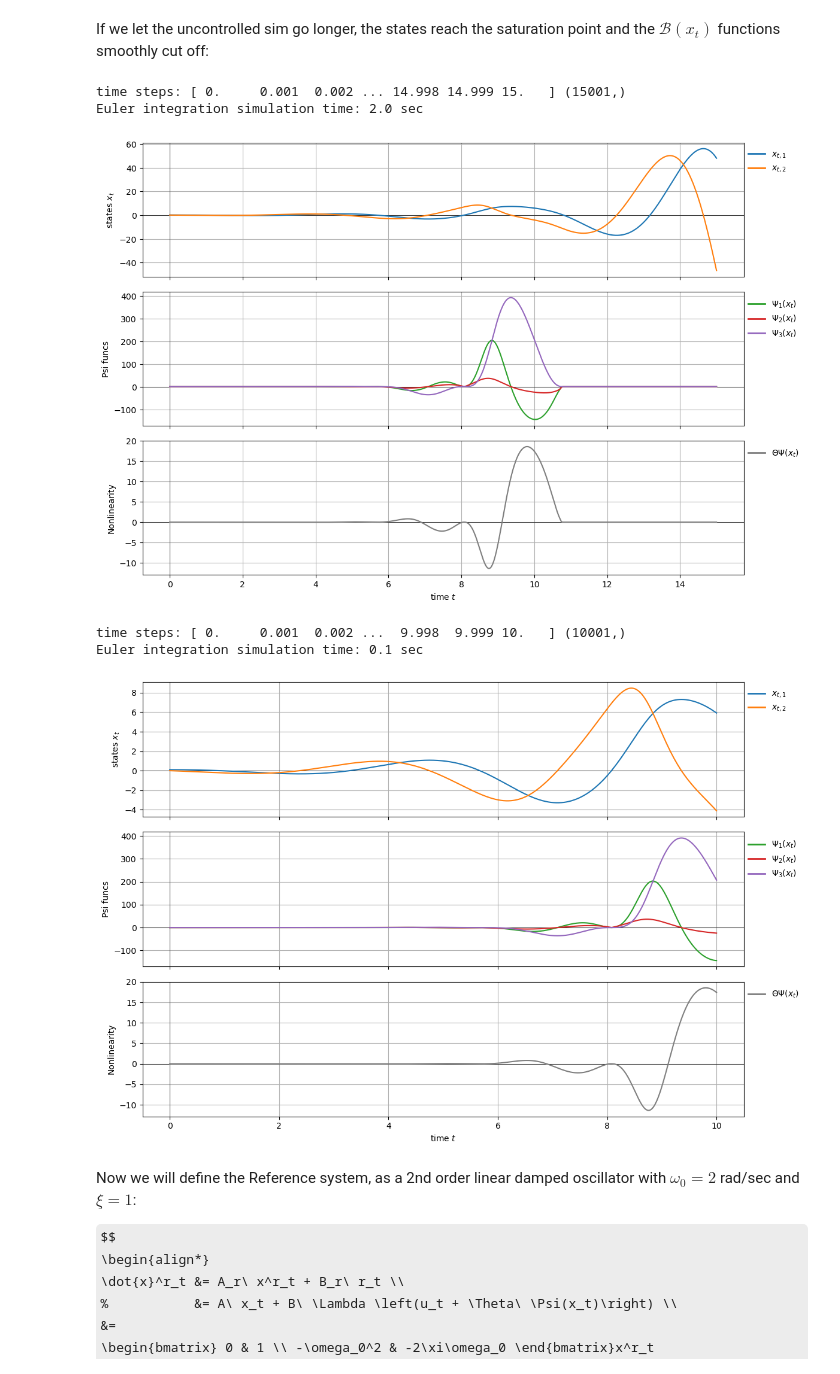
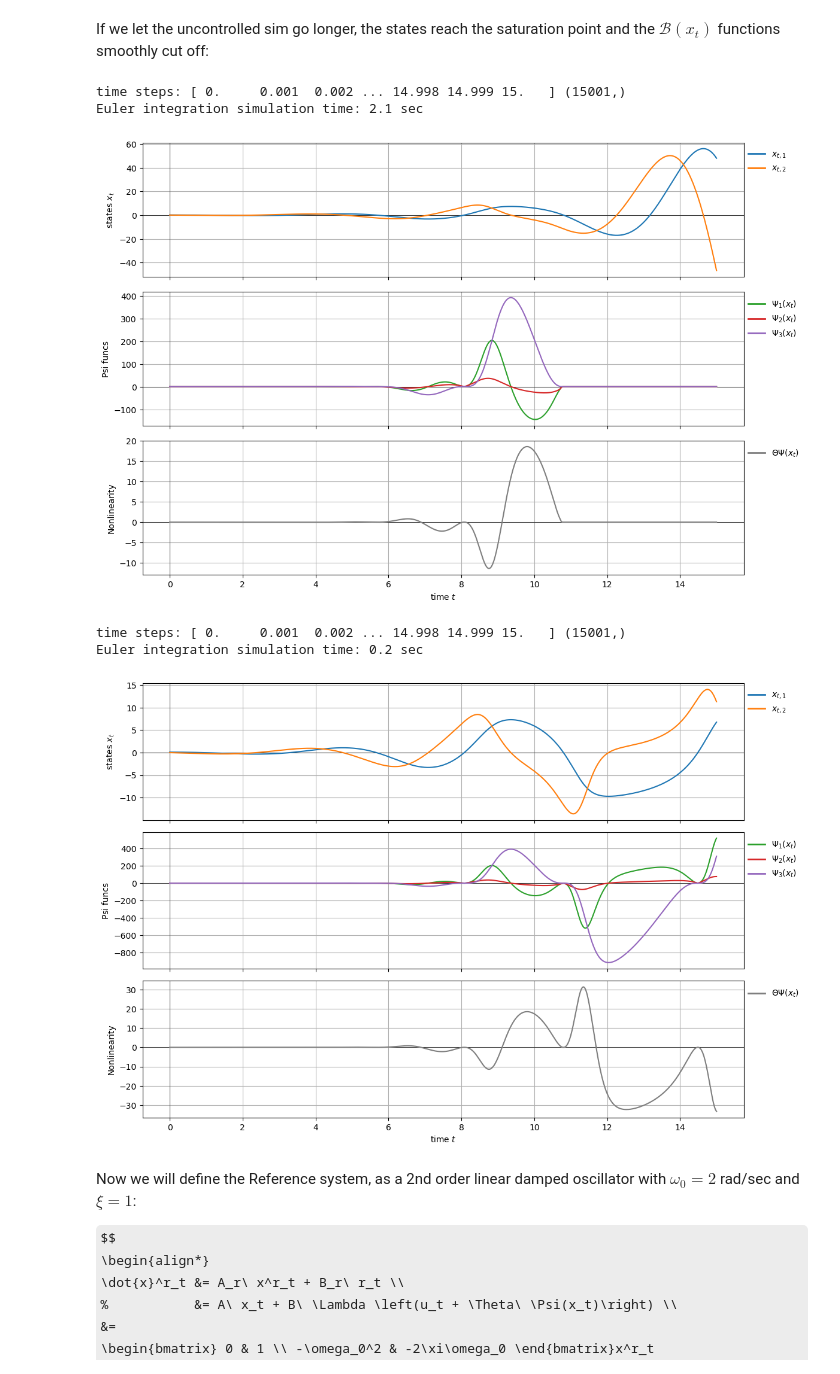
Before and after one commit to tylerlekang/CDC2024, a Jupyter notebook: CDC2024_simulation.ipynb, the cells around one changed output. Cells and saved outputs as stored; diff of their text form; code cells hidden in the pictures; some formulas as TeX source.

```diff
--- a/CDC2024_simulation.ipynb
+++ b/CDC2024_simulation.ipynb
@@ -143,14 +143,14 @@ Euler integration simulation time: 0.2 sec
 If we let the uncontrolled sim go longer, the states reach the saturation point and the $\mathcal{B}(x_t)$ functions smoothly cut off:
 # %%
 c24.simFullUncontrolled(A,BL,beta,PsiFunc,ThetaPsiFunc,t0 = 0,tf = 15,dt = 0.001, x0=[0.1,0.])
-c24.simFullUncontrolled(A,BL,beta,PsiNBFunc,ThetaPsiNBFunc,t0 = 0,tf = 10,dt = 0.001, x0=[0.1,0.])
+c24.simFullUncontrolled(A,BL,beta,PsiNBFunc,ThetaPsiNBFunc,t0 = 0,tf = 15,dt = 0.001, x0=[0.1,0.])
 # %% [output]
 time steps: [ 0.     0.001  0.002 ... 14.998 14.999 15.   ] (15001,)
-Euler integration simulation time: 2.0 sec
+Euler integration simulation time: 2.1 sec
 [figure]
-time steps: [ 0.     0.001  0.002 ...  9.998  9.999 10.   ] (10001,)
-Euler integration simulation time: 0.1 sec
+time steps: [ 0.     0.001  0.002 ... 14.998 14.999 15.   ] (15001,)
+Euler integration simulation time: 0.2 sec
-[figure, old version]
+[figure, new version]
 # %% [markdown]
 Now we will define the Reference system, as a 2nd order linear damped oscillator with $\omega_0=2$ rad/sec and $\xi=1$:
 
```
Also changed, not shown: parts of 15 cells of this notebook, 1 other file.
